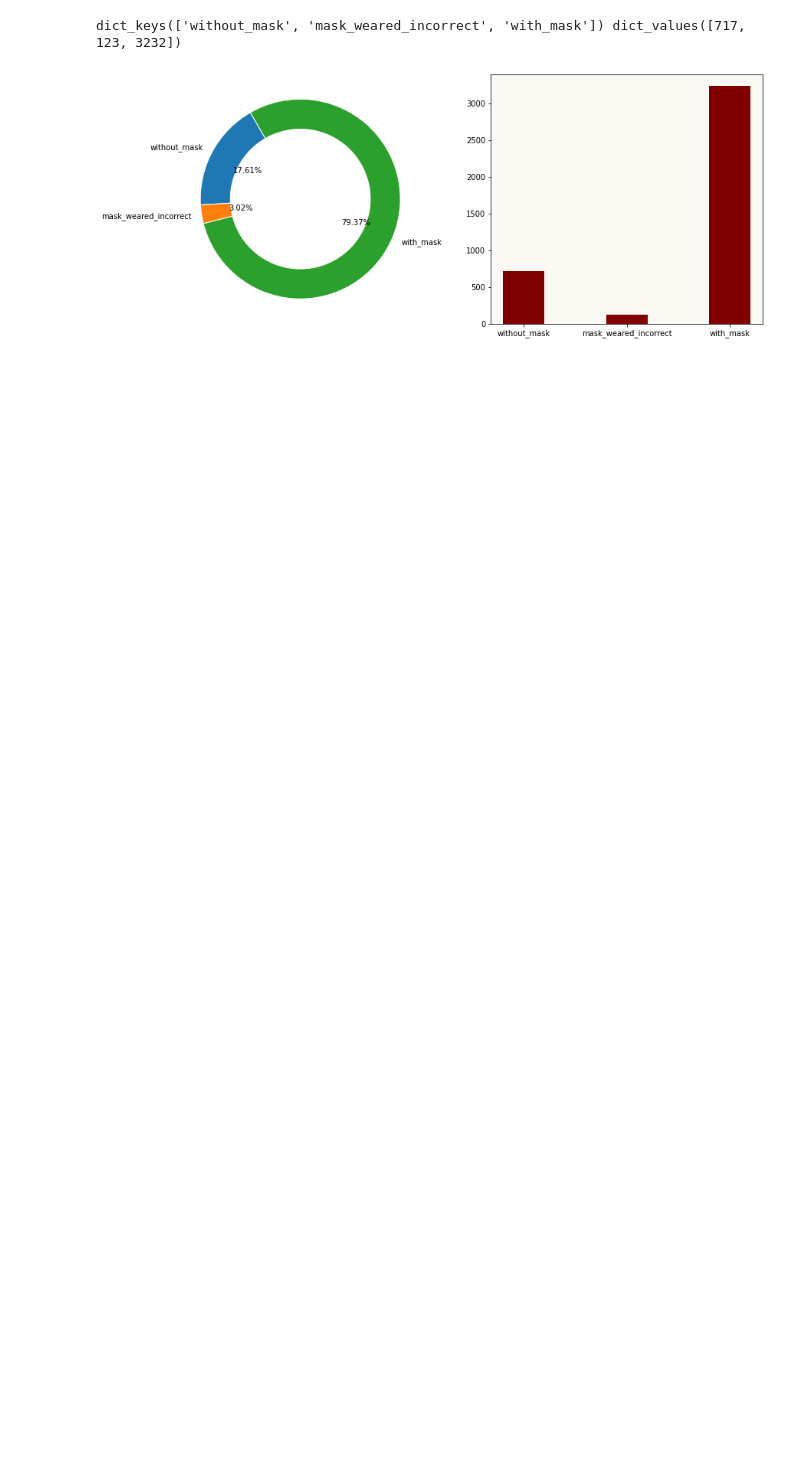
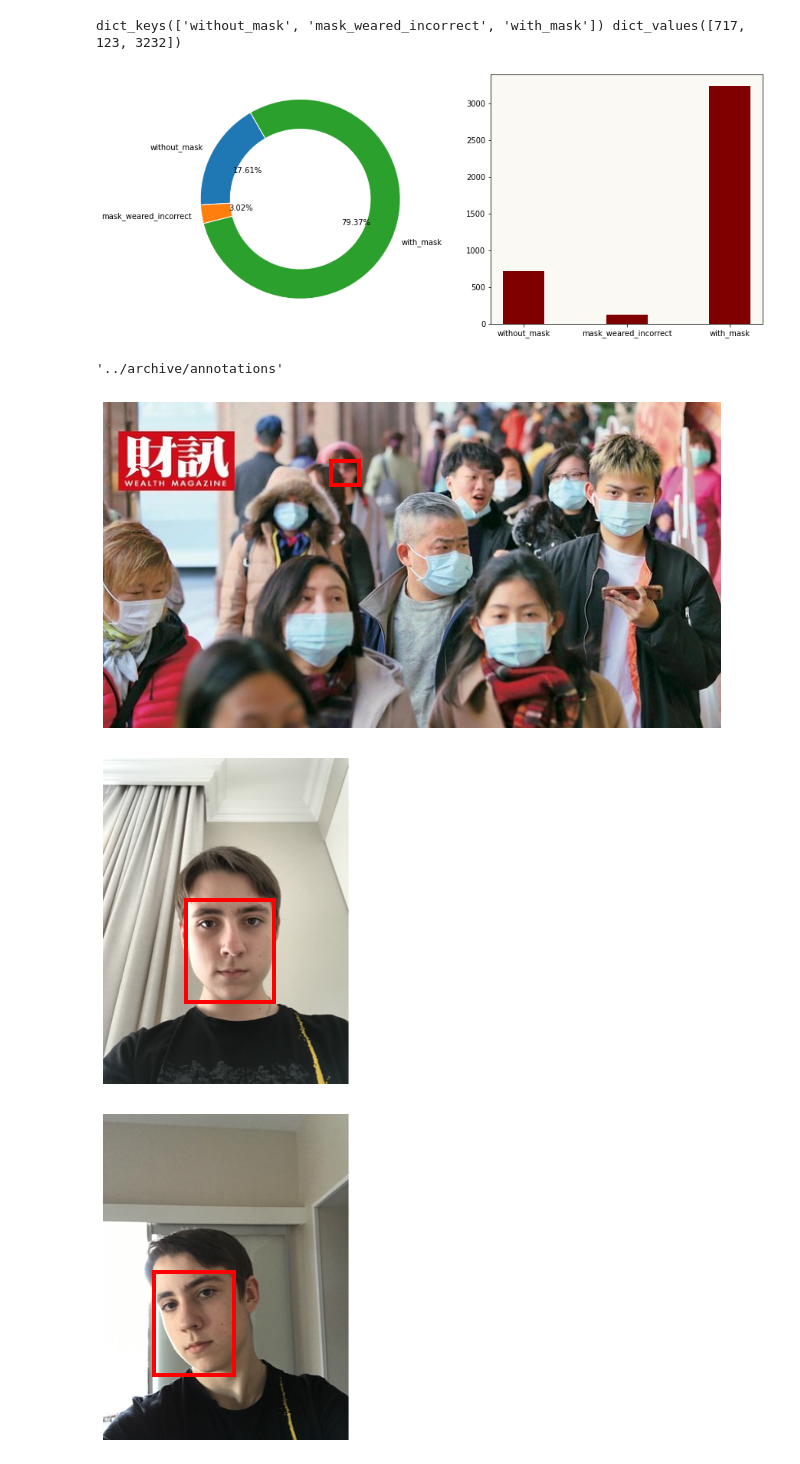
Before and after one commit to XiAom611/MaskDetection, a Jupyter notebook: src/main.ipynb, the cells around one changed output. Drawn from its saved outputs; the diff is of its cells as text; code cells hidden in the pictures; blank space fills up the shorter version.

```diff
--- a/src/main.ipynb
+++ b/src/main.ipynb
@@ -22,9 +24,9 @@ torch.__version__
 # %% [markdown]
 ## Read input images and annotations
 # %%
-PATH_TO_DATASET = 'Desktop/AI/project/MaskDetection/dataset/'
-PATH_TO_IMAGE = "Desktop/AI/project/MaskDetection/dataset/images/"
-PATH_TO_ANNOTATION = "Desktop/AI/project/MaskDetection/dataset/annotations/"
+PATH_TO_DATASET = '../archive'
+PATH_TO_IMAGE = "../archive/images"
+PATH_TO_ANNOTATION = "../archive/annotations"
 # %%
 img_names = []
 xml_names = []
@@ -72,3 +114,43 @@ ax2 = plt.bar(labels, list(count),
 plt.show()
 # %% [output]
 [figure]
+# %%
+PATH_TO_ANNOTATION
+# %% [output]
+'../archive/annotations'
+# %%
+def draw(annotation,ax):
+    framecolor={'with_mask':'g','without_mask':'r','mask_weared_incorrect':'r'}
+    xmin,ymin,xmax,ymax=list(map(int,annotation['bndbox'].values()))
+    #[('xmin', '221'), ('ymin', '101'), ('xmax', '256'), ('ymax', '139')]
+    rec=Rectangle((xmin,ymin),xmax-xmin,ymax-ymin,linewidth=4,edgecolor=framecolor[annotation['name']],facecolor='none')
+    return rec
+
+
+def face_cas(img):
+    with open(PATH_TO_ANNOTATION+'/'+img[:-4]+'.xml') as f: # change png to xml
+        res=xmltodict.parse(f.read())
+    image=plt.imread(os.path.join(PATH_TO_IMAGE+'/'+img))
+    annotation=res["annotation"]["object"]
+    fig,ax=plt.subplots(1,figsize=(14,6))
+    ax.axis('off')
+    if type(annotation)==list:
+        for i in range(len(annotation)):
+            rec=draw(annotation[i],ax)
+    else:
+        rec=draw(annotation,ax)
+    ax.imshow(image)
+    ax.add_patch(rec)
+    return
+
+img_names_indi=[]   #extract the image name individually
+for i in img_names:
+    img_names_indi.append(i.split('/')[-1])
+# print(fun_images)
+
+for i in range(10):
+    face_cas(img_names_indi[i])
+# %% [output]
+[figure, added]
+[figure, added]
+[figure, added]
```
Also changed, not shown: parts of 7 cells of this notebook.
